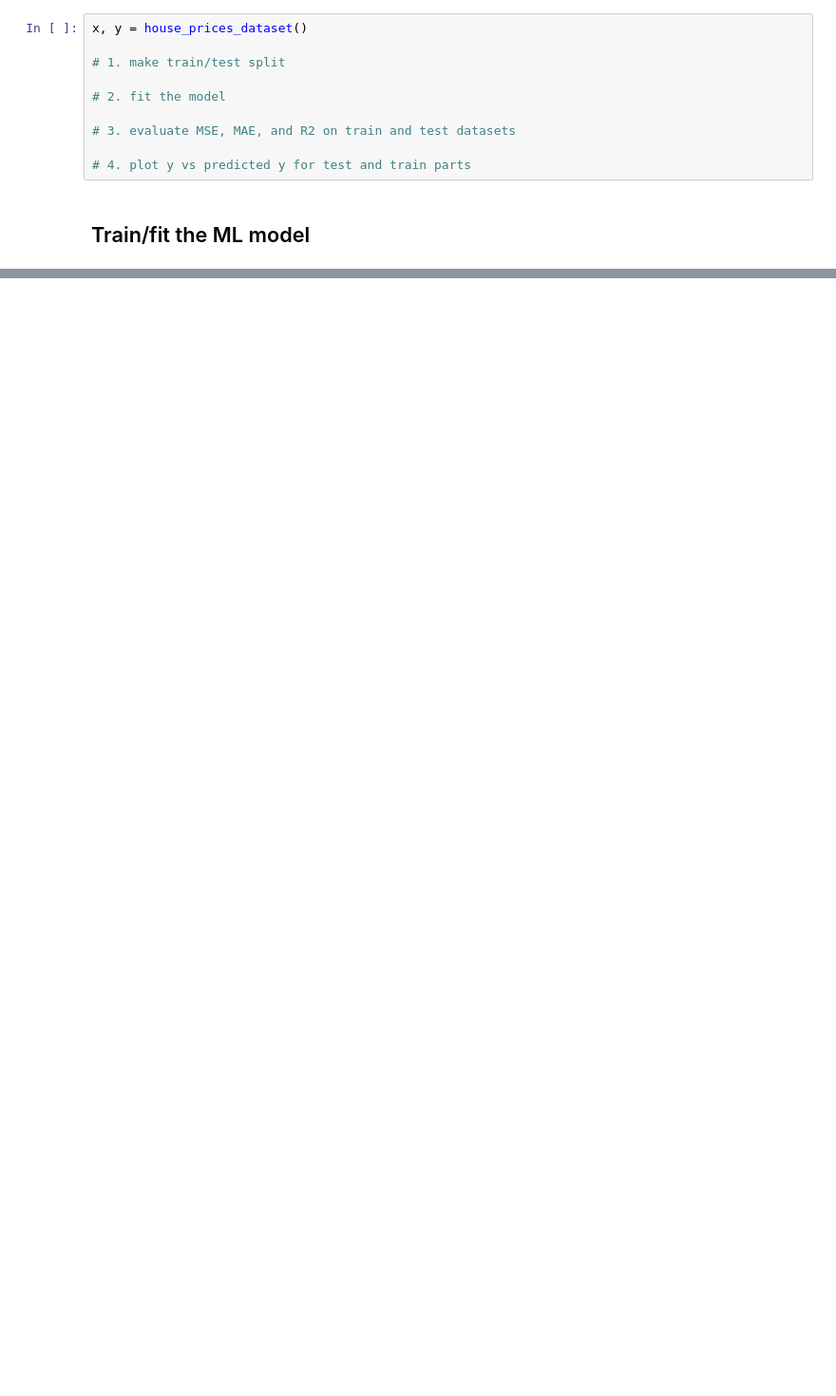
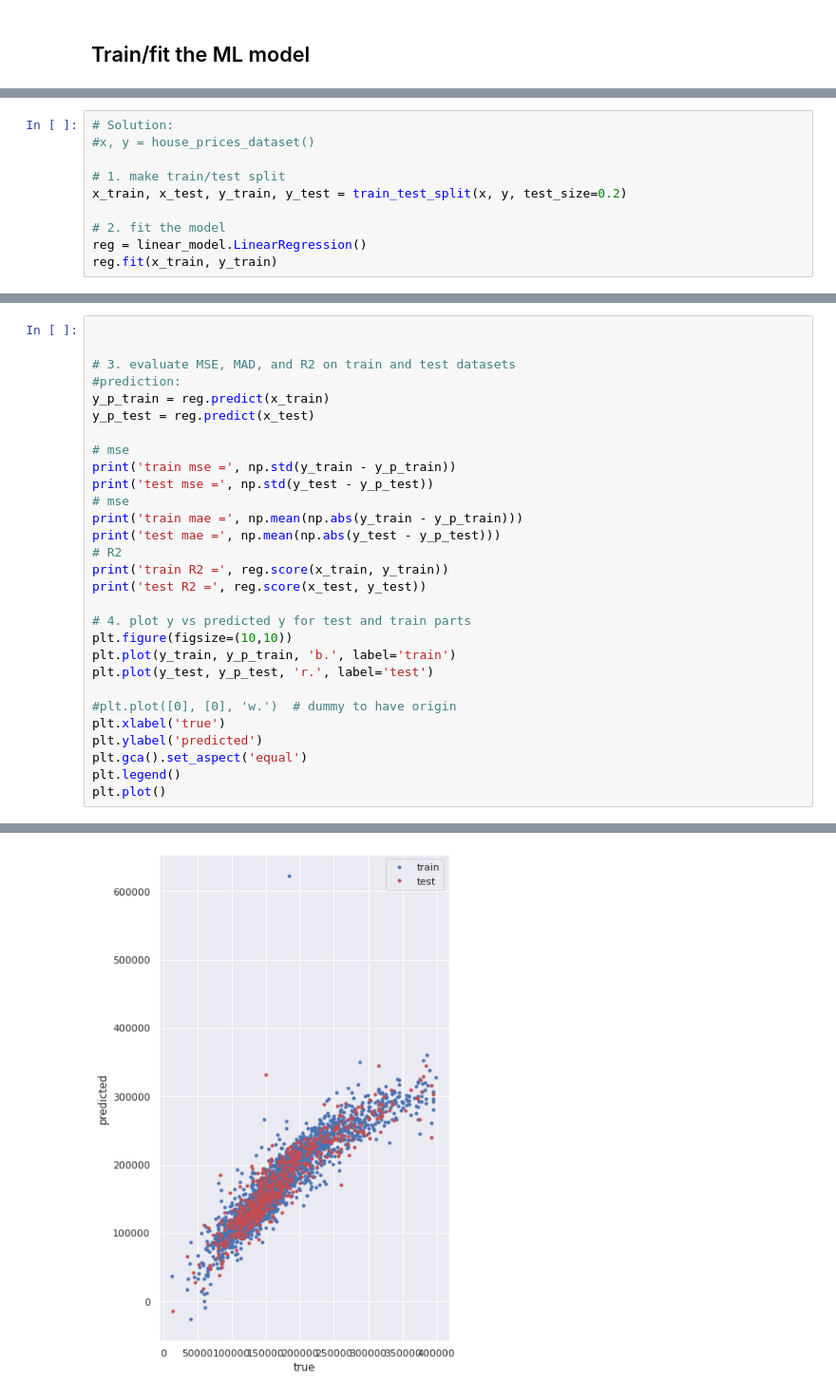
Before and after one commit to sigvehaug/MLwPython, a Jupyter notebook: Course_1.ipynb, the cells around one changed output, grey strips where cells are left out. Shown at 95% size. Saved outputs shown, nothing was run; the diff lists cells and outputs as text; blank space fills up the shorter version.

```diff
--- a/Course_1.ipynb
+++ b/Course_1.ipynb
@@ -261,15 +263,5 @@ plt.xlabel('area, sq.ft')
 plt.ylabel('price, $');
 # %% [output]
 [figure]
-# %%
-x, y = house_prices_dataset()
-
-# 1. make train/test split
-
-# 2. fit the model
-
-# 3. evaluate MSE, MAE, and R2 on train and test datasets
-
-# 4. plot y vs predicted y for test and train parts
 # %% [markdown]
 ## Train/fit the ML model
@@ -279,0 +268,10 @@ Use linear regression to fit house prices dataset.
+# %%
+# Solution:
+#x, y = house_prices_dataset()
+
+# 1. make train/test split
+x_train, x_test, y_train, y_test = train_test_split(x, y, test_size=0.2)
+
+# 2. fit the model
+reg = linear_model.LinearRegression()
+reg.fit(x_train, y_train)
@@ -279,0 +282,30 @@ Use linear regression to fit house prices dataset.
+# %%
+
+
+# 3. evaluate MSE, MAD, and R2 on train and test datasets
+#prediction:
+y_p_train = reg.predict(x_train)
+y_p_test = reg.predict(x_test)
+
+# mse
+print('train mse =', np.std(y_train - y_p_train))
+print('test mse =', np.std(y_test - y_p_test))
+# mse
+print('train mae =', np.mean(np.abs(y_train - y_p_train)))
+print('test mae =', np.mean(np.abs(y_test - y_p_test)))
+# R2
+print('train R2 =', reg.score(x_train, y_train))
+print('test R2 =', reg.score(x_test, y_test))
+
+# 4. plot y vs predicted y for test and train parts
+plt.figure(figsize=(10,10))
+plt.plot(y_train, y_p_train, 'b.', label='train')
+plt.plot(y_test, y_p_test, 'r.', label='test')
+
+#plt.plot([0], [0], 'w.')  # dummy to have origin
+plt.xlabel('true')
+plt.ylabel('predicted')
+plt.gca().set_aspect('equal')
+plt.legend()
+plt.plot()
+# %% [output]
@@ -279,0 +319 @@ Use linear regression to fit house prices dataset.
+[figure, added]
```
Also changed, not shown: parts of 17 cells of this notebook.
